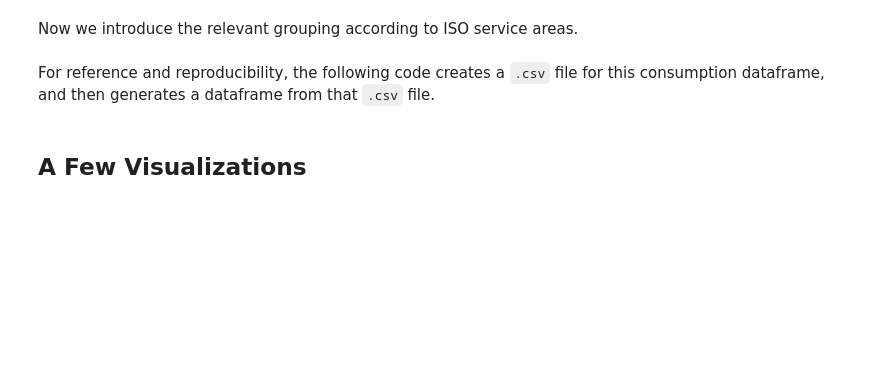
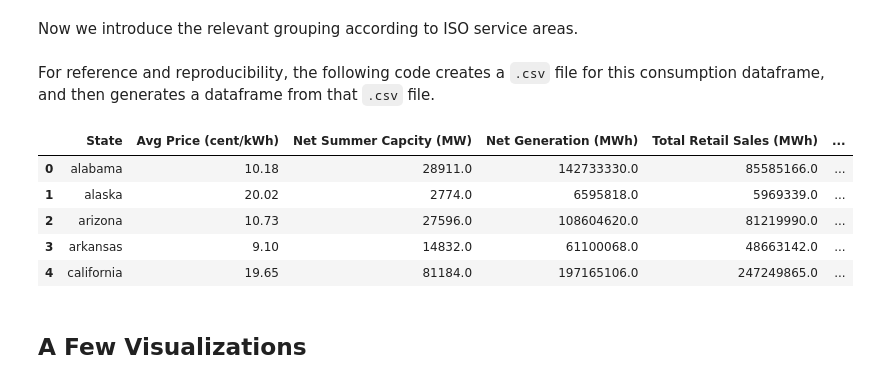
Before and after one commit to JGrtrx/STAT4185-proj, a Jupyter notebook: Gratrix_Jacob_project.ipynb, the cells around one changed output. Drawn from its saved outputs; the diff is of its cells as text; code cells hidden in the pictures; blank space fills up the shorter version.

```diff
--- a/Gratrix_Jacob_project.ipynb
+++ b/Gratrix_Jacob_project.ipynb
@@ -213,6 +206,15 @@ For reference and reproducibility, the following code creates a `.csv` file for
 consumption.to_csv(path_or_buf=f'./data/US-Power-Consumption-and-Prices', index=False)
 # %%
 consumption = pd.read_csv(f'./data/US-Power-Consumption-and-Prices')
+consumption.columns = ['State', 'Avg Price (cent/kWh)', 'Net Summer Capcity (MW)', 'Net Generation (MWh)', 'Total Retail Sales (MWh)', 'State ISO']
+consumption.head()
+# %% [output]
+|  | State | Avg Price (cent/kWh) | Net Summer Capcity (MW) | Net Generation (MWh) | Total Retail Sales (MWh) | ... |
+| 0 | alabama | 10.18 | 28911.0 | 142733330.0 | 85585166.0 | ... |
+| 1 | alaska | 20.02 | 2774.0 | 6595818.0 | 5969339.0 | ... |
+| 2 | arizona | 10.73 | 27596.0 | 108604620.0 | 81219990.0 | ... |
+| 3 | arkansas | 9.10 | 14832.0 | 61100068.0 | 48663142.0 | ... |
+| 4 | california | 19.65 | 81184.0 | 197165106.0 | 247249865.0 | ... |
 # %% [markdown]
 ## A Few Visualizations
 # %% [markdown]
```
Also changed, not shown: parts of 12 cells of this notebook.
